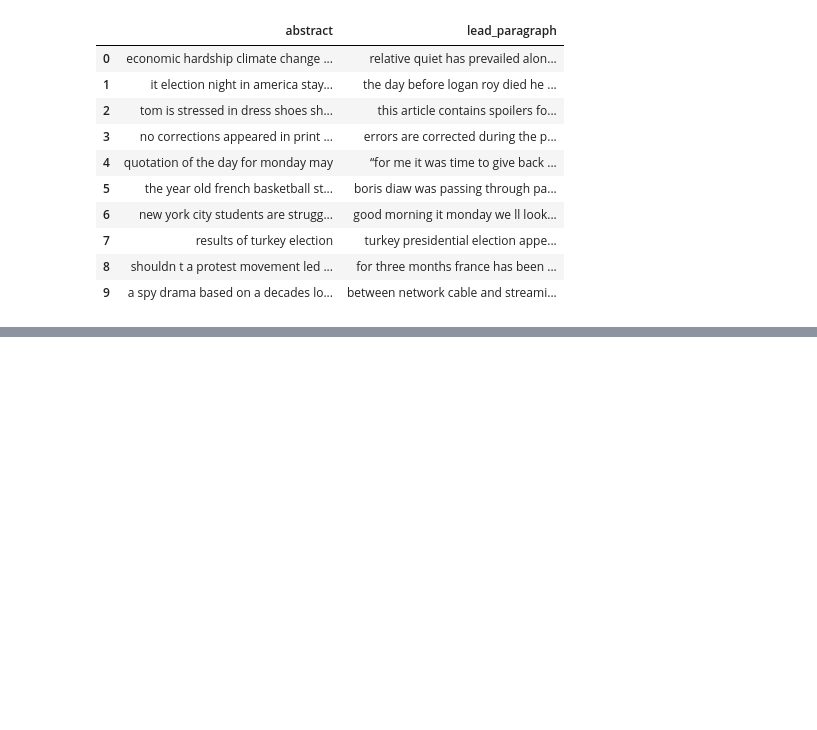
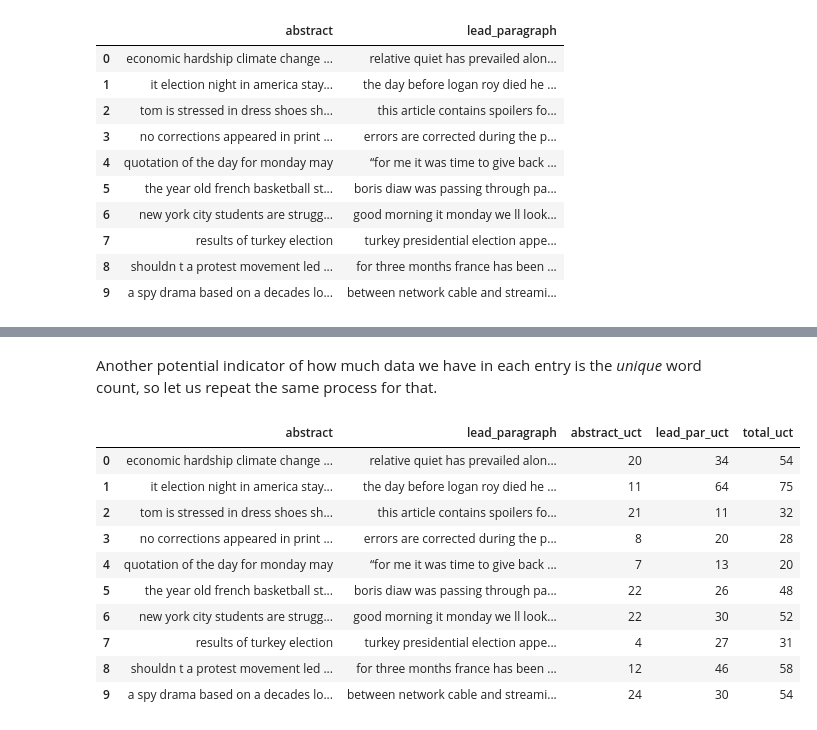
Before and after one commit to rptripathi/NYTimes, a Jupyter notebook: preprocessing.ipynb, the cells around one changed output, grey strips where cells are left out. Cells and saved outputs as stored; diff of their text form; code cells hidden in the pictures; blank space fills up the shorter version.

```diff
--- a/preprocessing.ipynb
+++ b/preprocessing.ipynb
@@ -257,0 +256,20 @@ for col in ct_columns:
+# %% [markdown]
+Another potential indicator of how much data we have in each entry is the *unique* word count, so let us repeat the same process for that.
+# %%
+df['abstract_uct'] = df.abstract.apply(lambda x: len(set([w for w in x.split(' ') if w != ''])))
+df['lead_par_uct'] = df.lead_paragraph.apply(lambda x: len(set([w for w in x.split(' ') if w != ''])))
+df['total_uct'] = df.abstract_uct + df.lead_par_uct
+uct_columns = ['abstract_uct', 'lead_par_uct', 'total_uct']
+df[columns+uct_columns].head(10)
+# %% [output]
+|  | abstract | lead_paragraph | abstract_uct | lead_par_uct | total_uct |
+| 0 | economic hardship climate change ... | relative quiet has prevailed alon... | 20 | 34 | 54 |
+| 1 | it election night in america stay... | the day before logan roy died he ... | 11 | 64 | 75 |
+| 2 | tom is stressed in dress shoes sh... | this article contains spoilers fo... | 21 | 11 | 32 |
+| 3 | no corrections appeared in print ... | errors are corrected during the p... | 8 | 20 | 28 |
+| 4 | quotation of the day for monday may | “for me it was time to give back ... | 7 | 13 | 20 |
+| 5 | the year old french basketball st... | boris diaw was passing through pa... | 22 | 26 | 48 |
+| 6 | new york city students are strugg... | good morning it monday we ll look... | 22 | 30 | 52 |
+| 7 | results of turkey election | turkey presidential election appe... | 4 | 27 | 31 |
+| 8 | shouldn t a protest movement led ... | for three months france has been ... | 12 | 46 | 58 |
+| 9 | a spy drama based on a decades lo... | between network cable and streami... | 24 | 30 | 54 |
```
Also changed, not shown: parts of 12 cells of this notebook.
